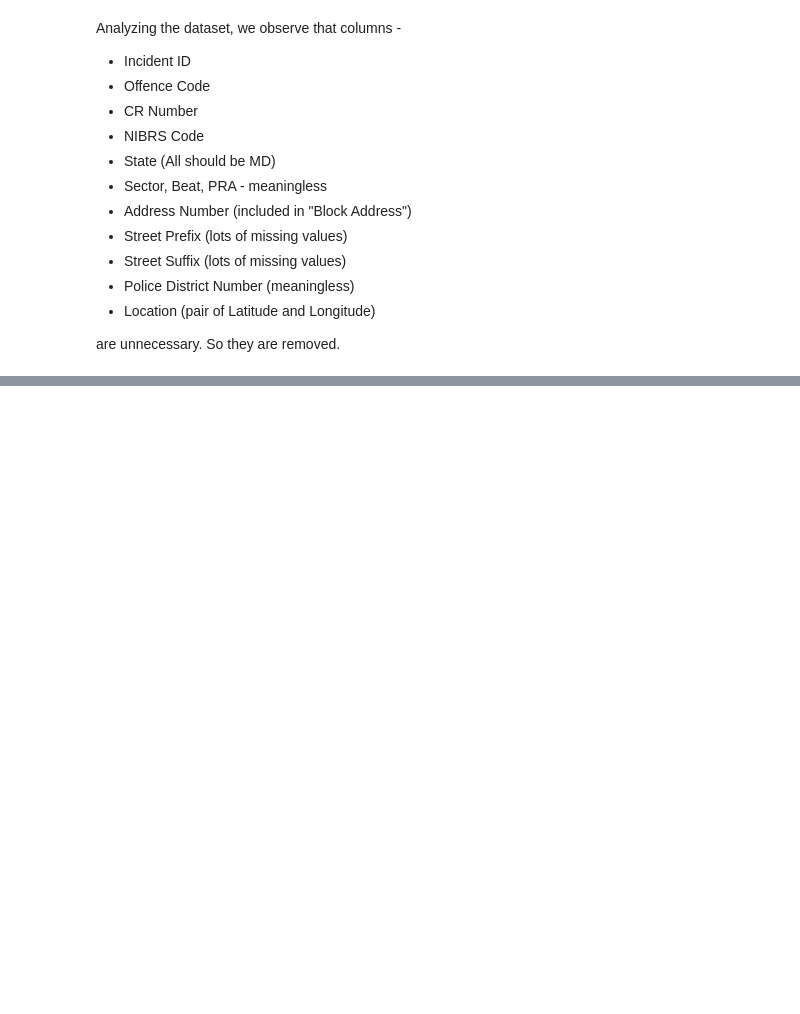
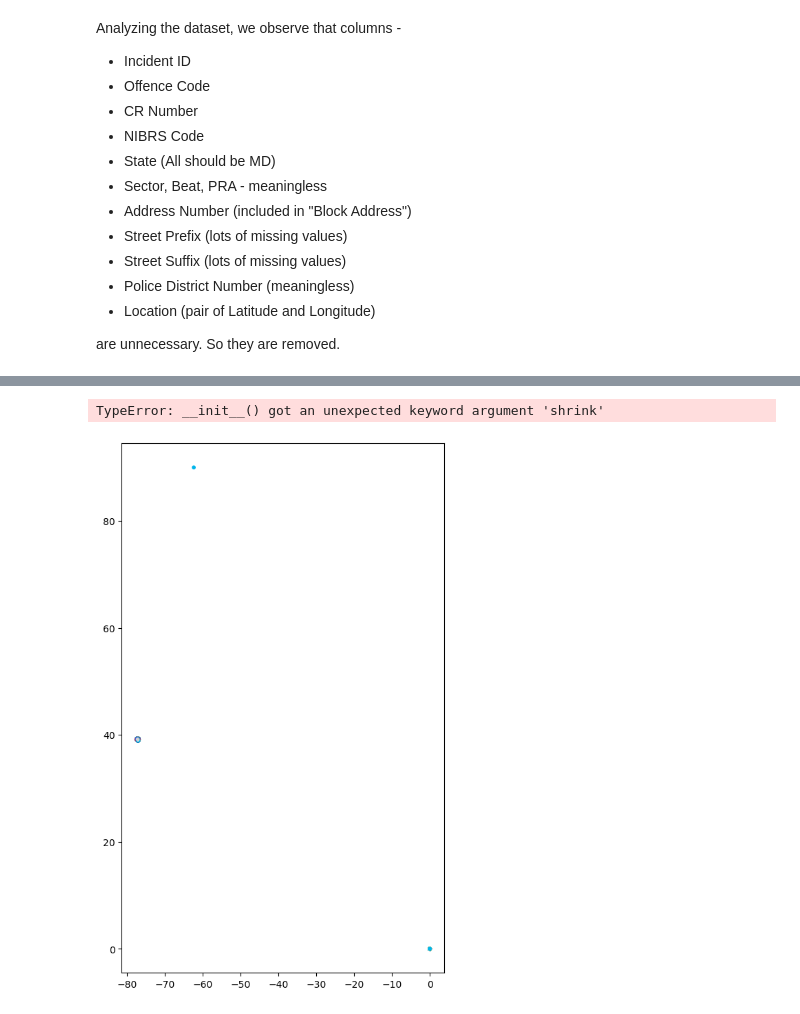
Before and after one commit to Shawon046/Crime-Prediction-for-Montgomery-County, a Jupyter notebook: crime predictor.ipynb, the cells around one changed output, grey strips where cells are left out. Saved outputs shown, nothing was run; the diff lists cells and outputs as text; code cells hidden in the pictures; blank space fills up the shorter version.

```diff
--- a/crime predictor.ipynb
+++ b/crime predictor.ipynb
@@ -66,0 +140,19 @@ Now we have to visualize the data and fix what to predict from these modified fe
+# %%
+# fig, ax = plt.subplots(figsize = (10,10))
+# montgomery_county_map.to_crs(epsg=4326).plot(ax=ax, color='lightgrey')
+# geo_df.plot(ax=ax, alpha = 0.1)
+
+
+#geo_df['price_log'] = np.log(geo_df['Victims'])
+geo_df['price_log'] = np.array(geo_df['Crime Name1'])
+fig, ax = plt.subplots(figsize = (10,10))
+montgomery_county_map.to_crs(epsg=4326).plot(ax=ax, color='lightgrey')
+geo_df.plot(column = 'price_log', ax=ax, cmap = 'rainbow',
+            legend = True, legend_kwds={'shrink': 0.3},
+            markersize = 10)
+# ax.set_title('Kings County Price Heatmap')
+ax.set_title('Montgomery County Crime type data Heatmap')
+plt.savefig('Heat Map')
+# %% [output]
+TypeError: __init__() got an unexpected keyword argument 'shrink'
+[figure, added]
```
Also changed, not shown: parts of 11 cells of this notebook, 28 other files.
